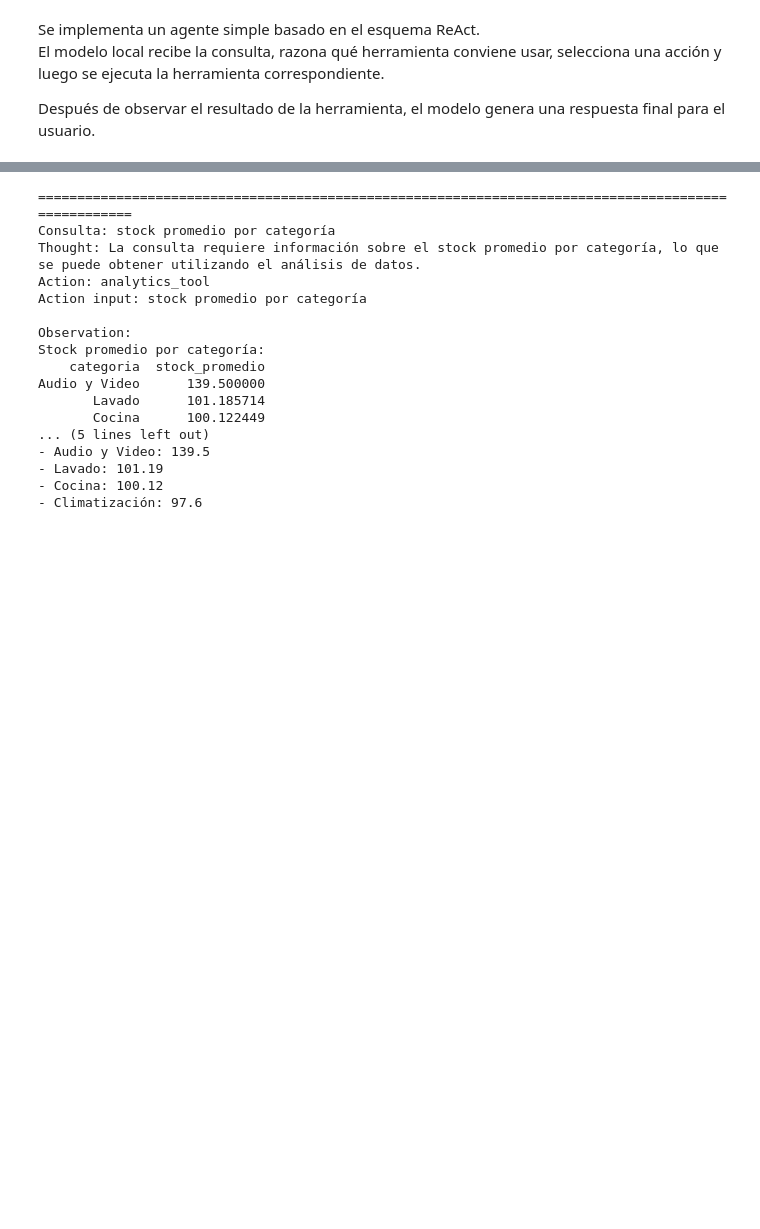
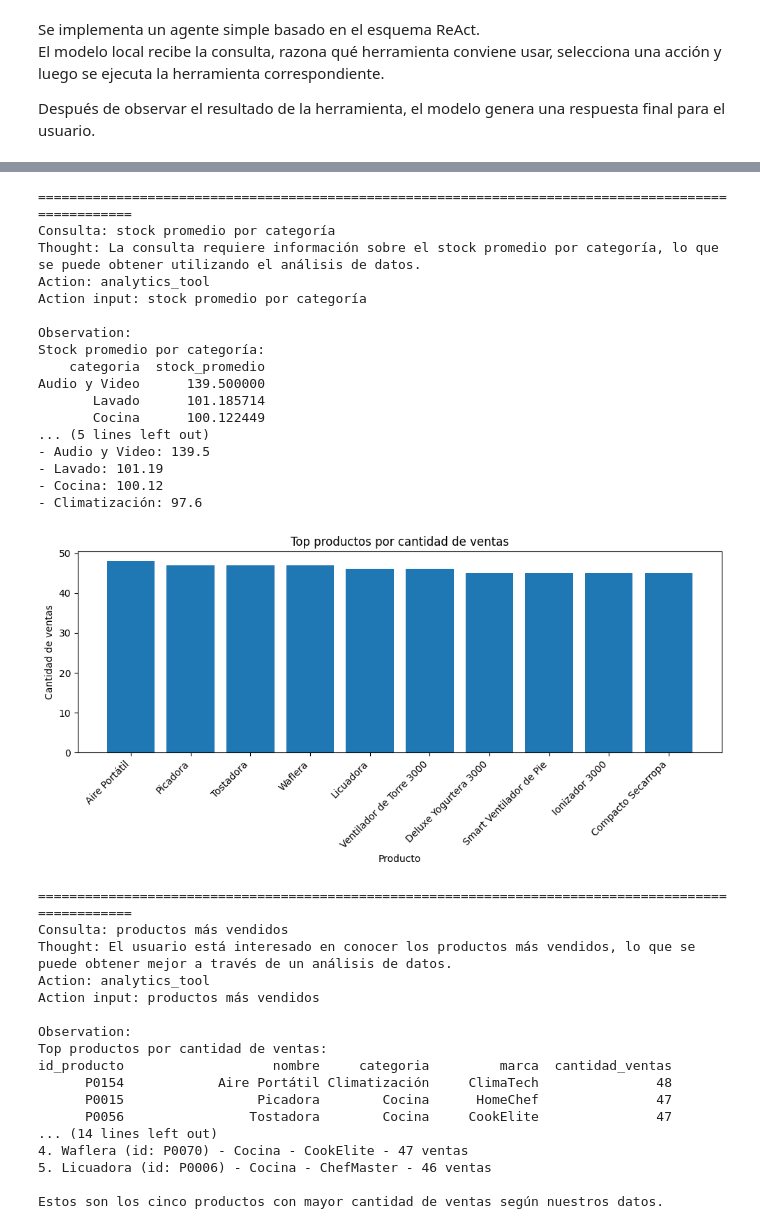
Before and after one commit to ZahirJacob/TP_Final_NLP_ZahirJacob, a Jupyter notebook: TP_NLP_ZAHIR_JACOB.ipynb, the cells around one changed output, grey strips where cells are left out. Cells and saved outputs as stored; diff of their text form; code cells hidden in the pictures; blank space fills up the shorter version.

```diff
--- a/TP_NLP_ZAHIR_JACOB.ipynb
+++ b/TP_NLP_ZAHIR_JACOB.ipynb
@@ -2460,7 +2459,8 @@ pruebas_agente = [
     "¿Qué opinan los usuarios de esta cafetera?",
     "licuadoras de menos de 400 dólares con stock",
     "productos relacionados con la categoría Cocina",
-    "stock promedio por categoría"
+    "stock promedio por categoría",
+    "productos más vendidos"
 ]
 
 for consulta in pruebas_agente:
@@ -2493,22 +2493,40 @@ Texto: Fecha: 2024-06-09
 - Compacto Licuadora
 - Ultra Licuadora
 - Procesadora
 - Deluxe Procesadora
 [figure]
 ====================================================================================================
 Consulta: stock promedio por categoría
 Thought: La consulta requiere información sobre el stock promedio por categoría, lo que se puede obtener utilizando el análisis de datos.
 Action: analytics_tool
 Action input: stock promedio por categoría
 
 Observation:
 Stock promedio por categoría:
     categoria  stock_promedio
 Audio y Video      139.500000
        Lavado      101.185714
        Cocina      100.122449
 ... (5 lines left out)
 - Audio y Video: 139.5
 - Lavado: 101.19
 - Cocina: 100.12
 - Climatización: 97.6
+[figure, added]
+====================================================================================================
+Consulta: productos más vendidos
+Thought: El usuario está interesado en conocer los productos más vendidos, lo que se puede obtener mejor a través de un análisis de datos.
+Action: analytics_tool
+Action input: productos más vendidos
+
+Observation:
+Top productos por cantidad de ventas:
+id_producto                   nombre     categoria         marca  cantidad_ventas
+      P0154            Aire Portátil Climatización     ClimaTech               48
+      P0015                 Picadora        Cocina      HomeChef               47
+      P0056                Tostadora        Cocina     CookElite               47
+... (14 lines left out)
+4. Waflera (id: P0070) - Cocina - CookElite - 47 ventas
+5. Licuadora (id: P0006) - Cocina - ChefMaster - 46 ventas
+
+Estos son los cinco productos con mayor cantidad de ventas según nuestros datos.
```
Also changed, not shown: parts of 16 cells of this notebook.
